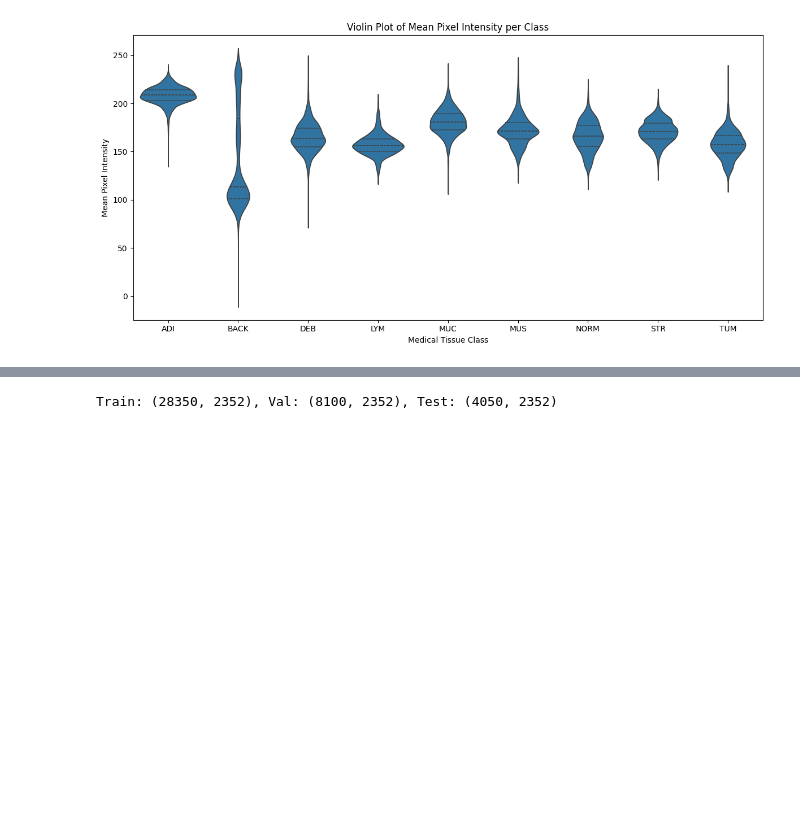
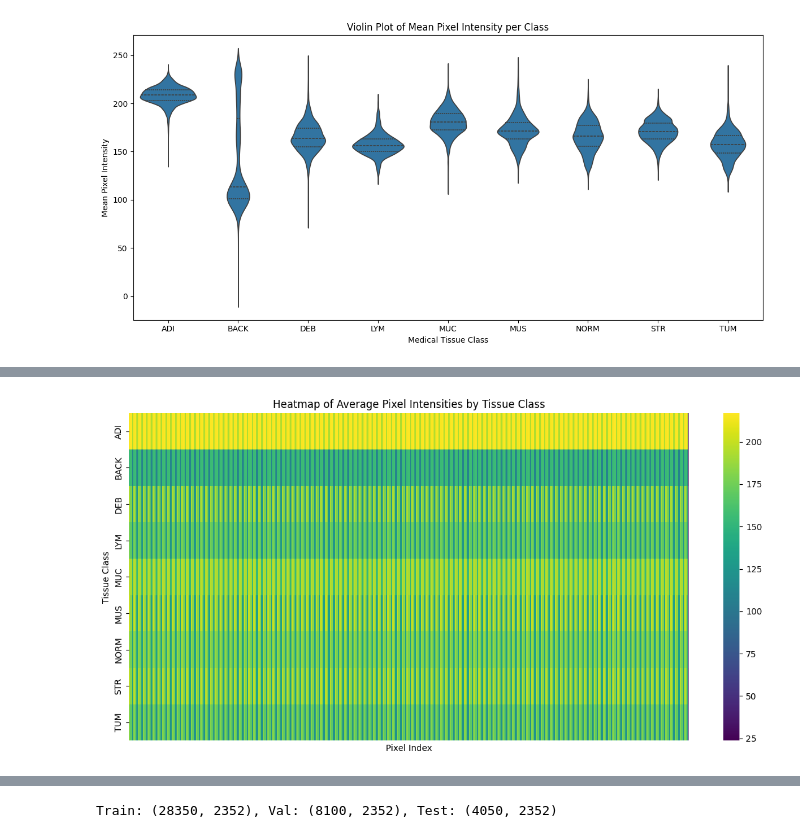
Before and after one commit to anasraza57/CW2, a Jupyter notebook: main.ipynb, the cells around one changed output, grey strips where cells are left out. Saved outputs shown, nothing was run; the diff lists cells and outputs as text; code cells hidden in the pictures; blank space fills up the shorter version.

```diff
--- a/main.ipynb
+++ b/main.ipynb
@@ -292,0 +376,17 @@ plt.show()
+# %%
+# Select only pixel columns (exclude label and MeanIntensity if present)
+pixel_columns = df_sampled.columns.difference(['label', 'MeanIntensity'])
+
+# Calculate average pixel intensity for each class
+avg_by_class = df_sampled.groupby('label')[pixel_columns].mean()
+
+# Plot heatmap
+plt.figure(figsize=(12, 6))
+sns.heatmap(avg_by_class, cmap="viridis", xticklabels=False)
+plt.title("Heatmap of Average Pixel Intensities by Tissue Class")
+plt.ylabel("Tissue Class")
+plt.xlabel("Pixel Index")
+plt.tight_layout()
+plt.show()
+# %% [output]
+[figure, added]
```
Also changed, not shown: parts of 5 cells of this notebook.
